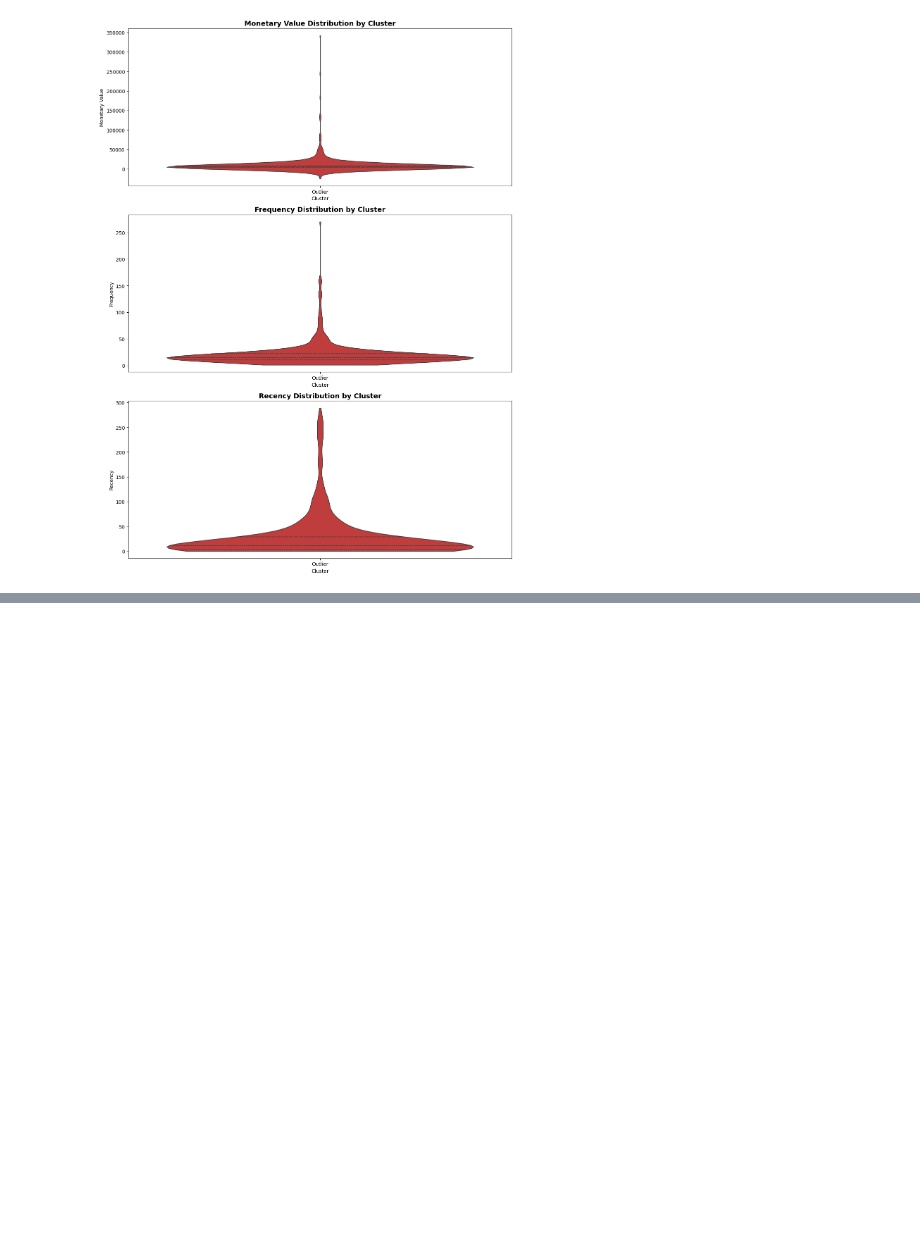
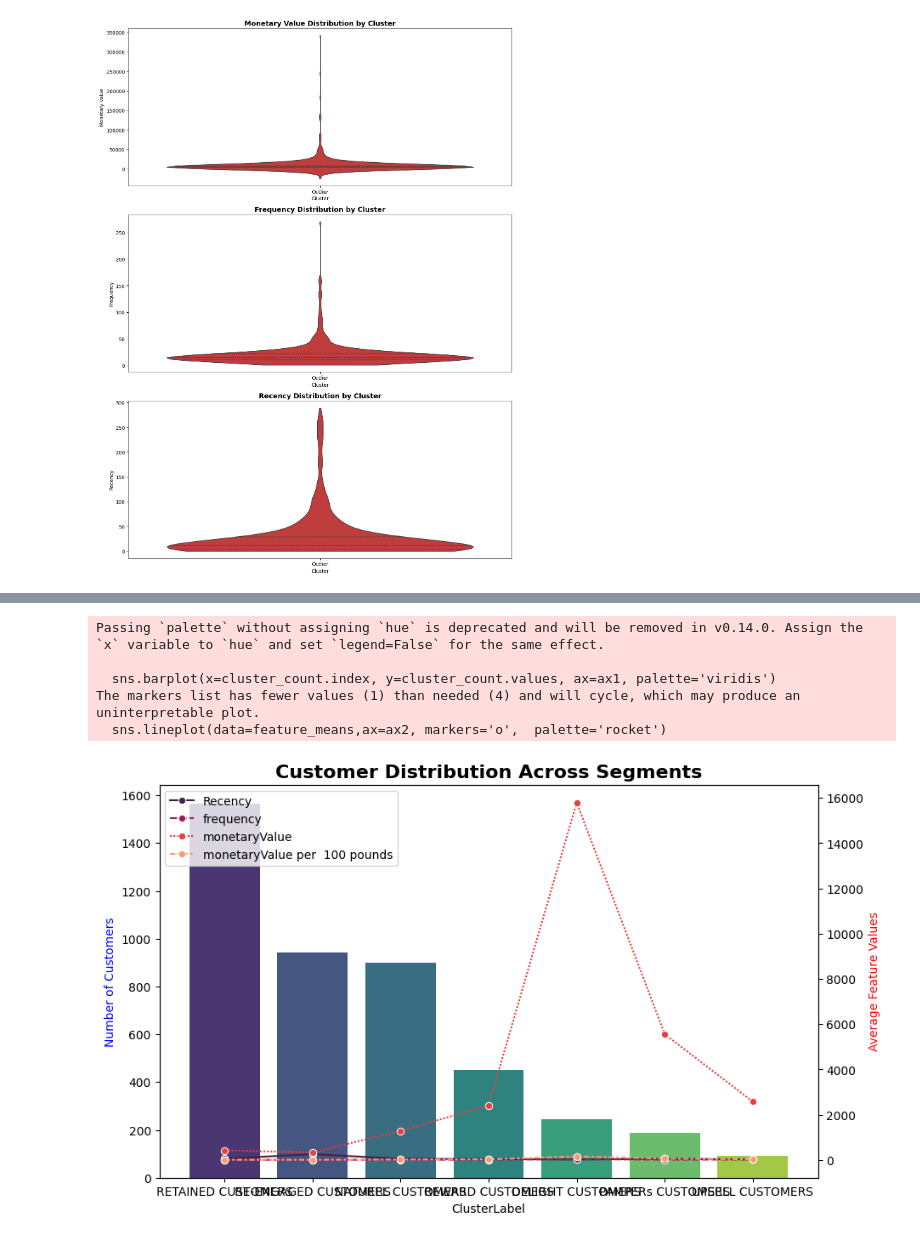
Before and after one commit to abhayyadav9/machineLearning, a Jupyter notebook: UnSupervised_learning/Kmean/customer_segmentaaaaatio.ipynb, the cells around one changed output, grey strips where cells are left out. Cells and saved outputs as stored; diff of their text form; code cells hidden in the pictures; blank space fills up the shorter version.

```diff
--- a/UnSupervised_learning/Kmean/customer_segmentaaaaatio.ipynb
+++ b/UnSupervised_learning/Kmean/customer_segmentaaaaatio.ipynb
@@ -708,0 +695,15 @@ Passing `palette` without assigning `hue` is deprecated and will be removed in v
+# %%
+# adding the labels to data
+cluster_labels ={
+    0: 'RETAINED CUSTOMERS',
+    1: 'RE-ENGAGED CUSTOMERS',
+    2: 'NATUREL CUSTOMERS',
+    3: 'REWARD CUSTOMERS',
+    -1: 'PAMPERs CUSTOMERS',
+    -2: 'UPSELL CUSTOMERS',
+    -3: 'DELIGHT CUSTOMERS'
+
+}
+# %%
+full_clusters_df = pd.concat([non_outliers_df, outlier_clusters_df])
+full_clusters_df
@@ -708,0 +724,4 @@ Passing `palette` without assigning `hue` is deprecated and will be removed in v
+# %%
+full_clusters_df["ClusterLabel"] =full_clusters_df["Cluster"].map(cluster_labels)
+
+full_clusters_df
@@ -708,0 +742,23 @@ Passing `palette` without assigning `hue` is deprecated and will be removed in v
+# %%
+cluster_count = full_clusters_df["ClusterLabel"].value_counts()
+full_clusters_df["monetaryValue per  100 pounds"] = full_clusters_df["monetaryValue"] / 100
+feature_means = full_clusters_df.groupby("ClusterLabel").mean()[['Recency', 'frequerncy', 'monetaryValue', 'monetaryValue per  100 pounds']]
+
+fig, ax1 = plt.subplots(figsize=(10,6))
+
+sns.barplot(x=cluster_count.index, y=cluster_count.values, ax=ax1, palette='viridis')
+ax1.set_ylabel("Number of Customers",color ='b')
+ax1.set_title("Customer Distribution Across Segments", fontsize=16, fontweight='bold')
+
+ax2 = ax1.twinx()
+sns.lineplot(data=feature_means,ax=ax2, markers='o',  palette='rocket')
+ax2.set_ylabel("Average Feature Values", color='r')
+
+plt.show()
+# %% [output]
+Passing `palette` without assigning `hue` is deprecated and will be removed in v0.14.0. Assign the `x` variable to `hue` and set `legend=False` for the same effect.
+
+  sns.barplot(x=cluster_count.index, y=cluster_count.values, ax=ax1, palette='viridis')
+The markers list has fewer values (1) than needed (4) and will cycle, which may produce an uninterpretable plot.
+  sns.lineplot(data=feature_means,ax=ax2, markers='o',  palette='rocket')
+[figure, added]
```
Also changed, not shown: parts of 5 cells of this notebook, 3 other files.
